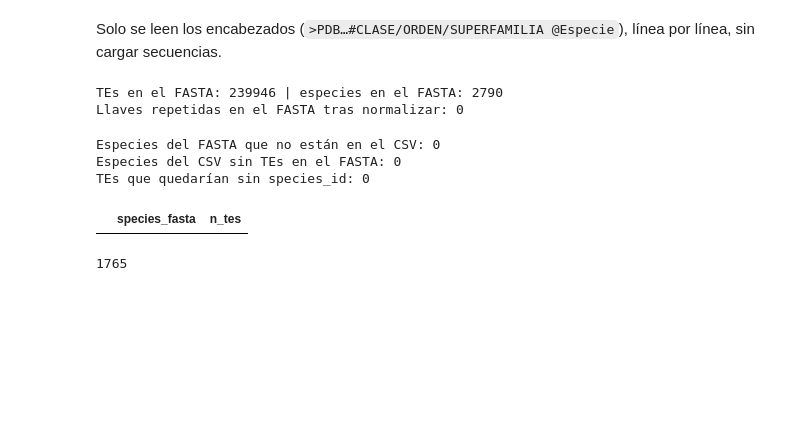
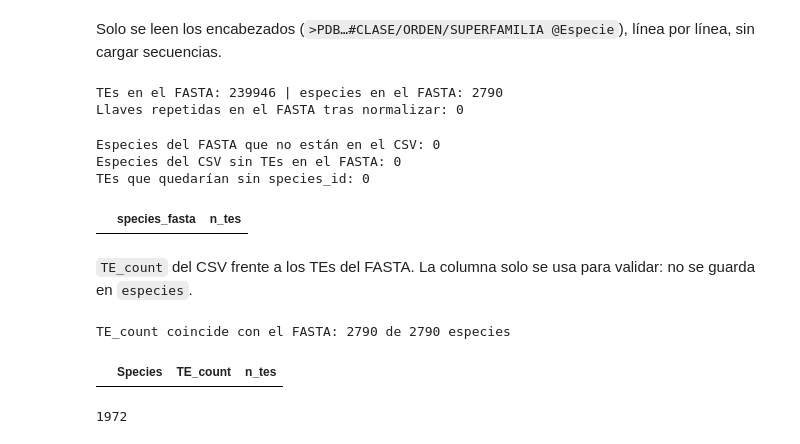
Before and after one commit to ThomasToro/transposable-elements-db, a Jupyter notebook: notebooks/01_pipeline_csv_especies.ipynb, the cells around one changed output. Drawn from its saved outputs; the diff is of its cells as text; code cells hidden in the pictures; blank space fills up the shorter version.

```diff
--- a/notebooks/01_pipeline_csv_especies.ipynb
+++ b/notebooks/01_pipeline_csv_especies.ipynb
@@ -205,6 +205,20 @@ Especies del FASTA que no están en el CSV: 0
 Especies del CSV sin TEs en el FASTA: 0
 TEs que quedarían sin species_id: 0
 |  | species_fasta | n_tes |
+# %% [markdown]
+`TE_count` del CSV frente a los TEs del FASTA. La columna solo se usa para validar: no se guarda en `especies`.
+# %%
+te_count = pd.read_csv(CSV, encoding="utf-8-sig", usecols=["Species", "TE_count"])
+te_count["llave"] = te_count["Species"].map(normalize_species)
+te_count = te_count.merge(fasta[["llave", "n_tes"]], on="llave", how="left")
+te_count["n_tes"] = te_count["n_tes"].fillna(0).astype(int)
+te_count_distinto = te_count[te_count["TE_count"] != te_count["n_tes"]][["Species", "TE_count", "n_tes"]]
+te_count_coinciden = len(te_count) - len(te_count_distinto)
+print(f"TE_count coincide con el FASTA: {te_count_coinciden} de {len(te_count)} especies")
+te_count_distinto
+# %% [output]
+TE_count coincide con el FASTA: 2790 de 2790 especies
+|  | Species | TE_count | n_tes |
 # %%
 def tabla(df_, columnas):
     if df_.empty:
@@ -228,6 +242,13 @@ Generado por `notebooks/01_pipeline_csv_especies.ipynb`. Llave de cruce: `src.no
 | TEs que quedarían sin `species_id` | {tes_sin_id} |
 
 Listas completas: `cruce_fasta_sin_csv.csv` y `cruce_csv_sin_fasta.csv`.
+
+## `TE_count` del CSV frente al FASTA
+
+La columna `TE_count` del CSV solo se usa para validar; no se guarda en `especies`.
+Coinciden exactamente {te_count_coinciden} de {len(te_count)} especies.
+
+{tabla(te_count_distinto, ["Species", "TE_count", "n_tes"]) if len(te_count_distinto) else "No hay especies con conteo distinto."}
 
 ## Causa y solución de los desajustes
 
@@ -260,4 +281,4 @@ el cambio no fusiona especies distintas. En la base se guarda el nombre original
 """
 (RESULTADOS / "reporte_cruce.md").write_text(texto, encoding="utf-8")
 # %% [output]
-1765
+1972
```
Also changed, not shown: parts of 1 cell of this notebook, 4 other files.
